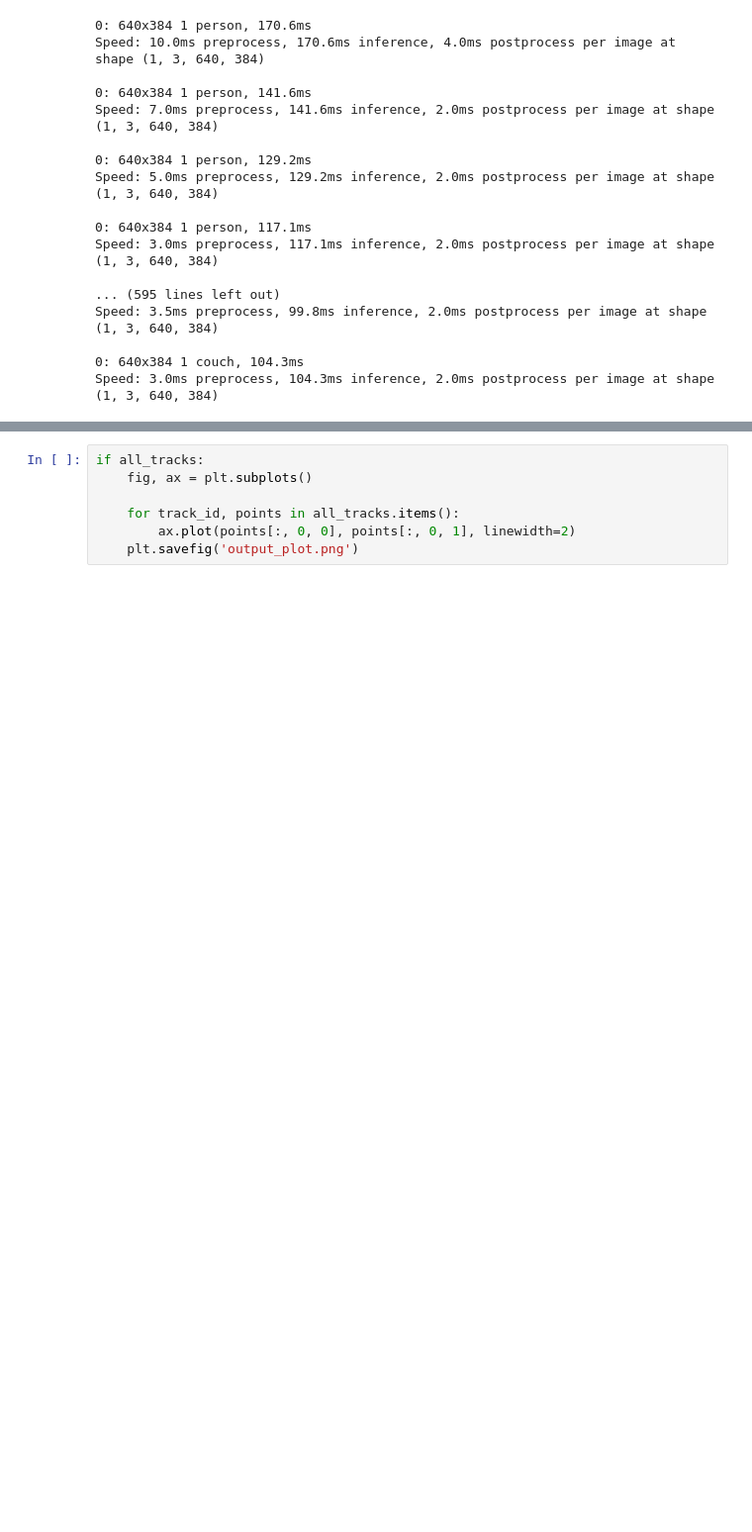
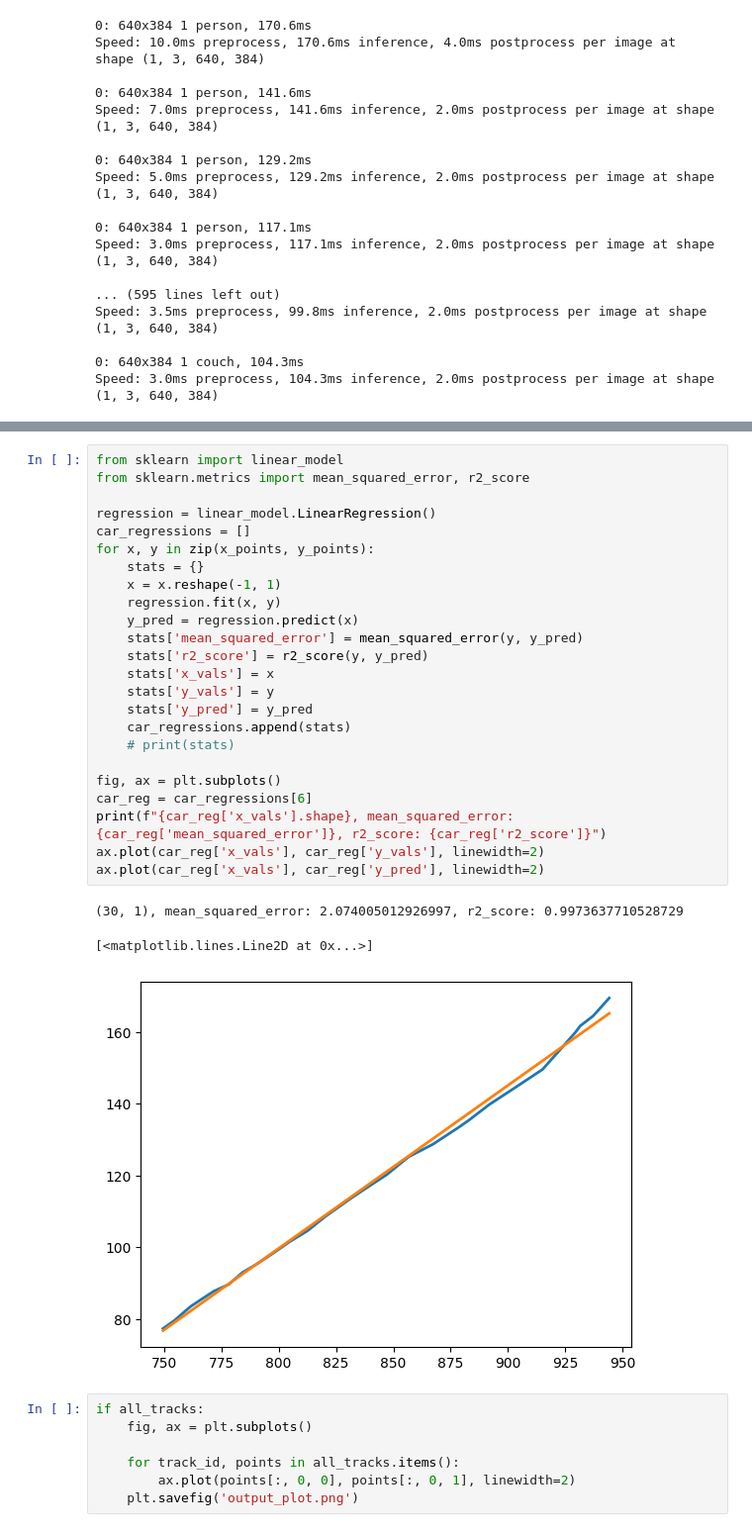
Before and after one commit to michael-han-dev/QHacks2024, a Jupyter notebook: tracking.ipynb, the cells around one changed output, grey strips where cells are left out. Shown at 99% size. Drawn from its saved outputs; the diff is of its cells as text; blank space fills up the shorter version.

Commit message:
linear regression

```diff
--- a/tracking.ipynb
+++ b/tracking.ipynb
@@ -75,3 +104,31 @@ if all_tracks:
+# %%
+from sklearn import linear_model
+from sklearn.metrics import mean_squared_error, r2_score
+
+regression = linear_model.LinearRegression()
+car_regressions = []
+for x, y in zip(x_points, y_points):
+    stats = {}
+    x = x.reshape(-1, 1)
+    regression.fit(x, y)
+    y_pred = regression.predict(x)
+    stats['mean_squared_error'] = mean_squared_error(y, y_pred)
+    stats['r2_score'] = r2_score(y, y_pred)
+    stats['x_vals'] = x
+    stats['y_vals'] = y
+    stats['y_pred'] = y_pred
+    car_regressions.append(stats)
+    # print(stats)
+
+fig, ax = plt.subplots()
+car_reg = car_regressions[6]
+print(f"{car_reg['x_vals'].shape}, mean_squared_error: {car_reg['mean_squared_error']}, r2_score: {car_reg['r2_score']}")
+ax.plot(car_reg['x_vals'], car_reg['y_vals'], linewidth=2)
+ax.plot(car_reg['x_vals'], car_reg['y_pred'], linewidth=2)
+# %% [output]
+(30, 1), mean_squared_error: 2.074005012926997, r2_score: 0.9973637710528729
+[<matplotlib.lines.Line2D at 0x...>]
+[figure, added]
 # %%
 if all_tracks:
     fig, ax = plt.subplots()
```
Also changed, not shown: parts of 2 cells of this notebook, 2 other files.
